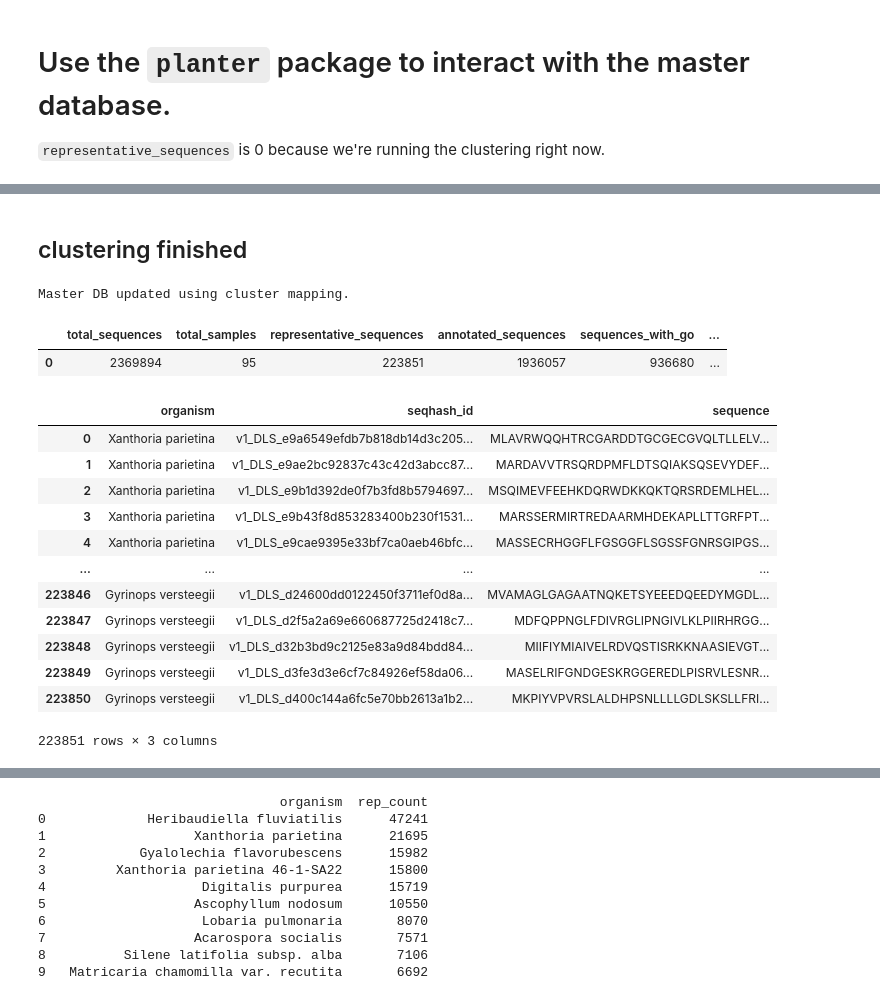
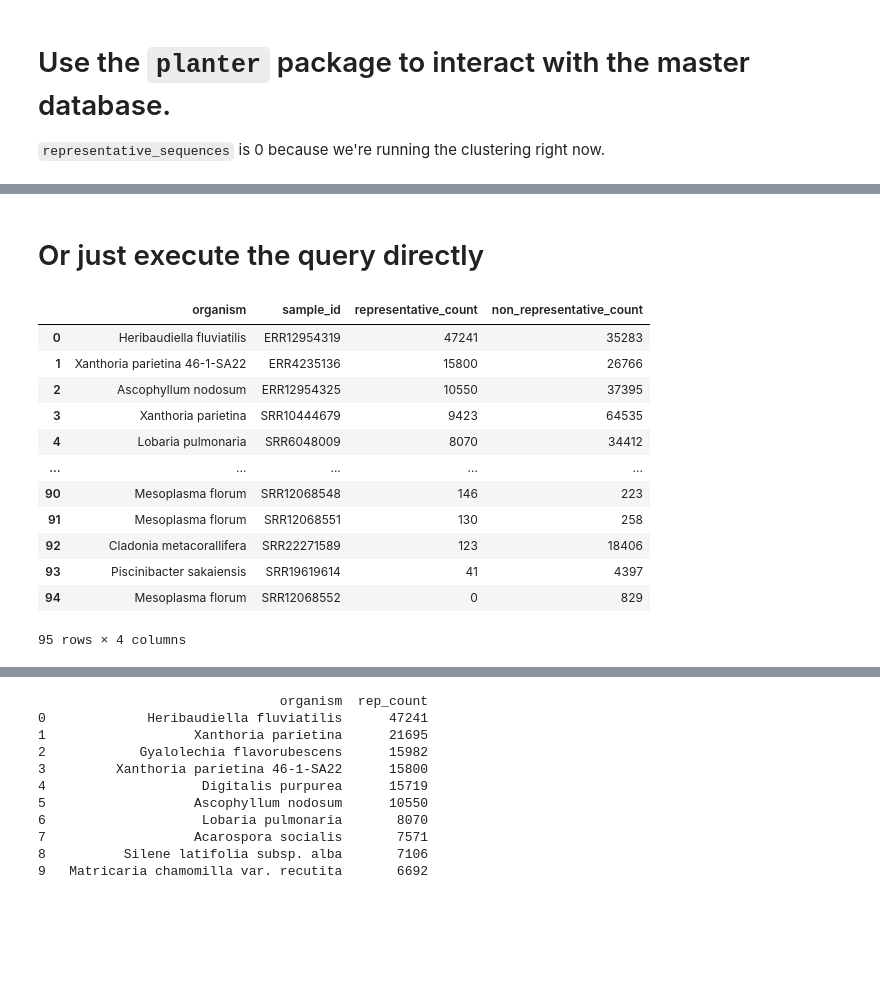
Before and after one commit to arudhir/planter, a Jupyter notebook: notebooks/misc/master-database.ipynb, the cells around one changed output, grey strips where cells are left out. Drawn from its saved outputs; the diff is of its cells as text; code cells hidden in the pictures; blank space fills up the shorter version.

Commit message:
updated flask a little bit merges annotations correctly now and fixed the clustering md add

```diff
--- a/notebooks/master-database.ipynb
+++ b/notebooks/misc/master-database.ipynb
@@ -187,5 +49,0 @@ def update_duckdb_with_cluster_info(master_db_path: str, tsv_path: str, inplace=
-# %%
-duckdb_paths = list(Path('/mnt/data3/planter_outputs').rglob('*RR*.duckdb'))
-master_db_path = merge_duckdbs(duckdb_paths, master_db_path, schema_sql_path)
-update_duckdb_with_cluster_info(master_db_path, '/mnt/data3/planter_outputs/cluster/newClusterDB.tsv')
-display_tables(master_db_path)
@@ -196,0 +100,8 @@ display_tables(master_db_path)
+# %%
+with duckdb.connect(master_db_path) as con:
+    df = con.execute("""
+    SELECT * as count
+    FROM sra_metadata
+    WHERE sample_id = 'SRR11011258';
+    """).fetchdf()
+    display(df)
@@ -234,11 +146,3 @@ display_tables(data2_master_db_path)
-# %%
-duckdb_paths = list(Path('/mnt/data3/planter_outputs').rglob('*RR*.duckdb'))
-data3_master_db_path = merge_duckdbs(duckdb_paths, '/mnt/data3/data3-master.duckdb', schema_sql_path)
-
-master_db_path = '/mnt/data3/master-database.duckdb'
-merge_duckdbs([data2_master_db_path, data3_master_db_path], master_db_path, schema_sql_path)
-
-display_tables(master_db_path)
 # %% [markdown]
 # Use the `planter` package to interact with the master database.
 
@@ -255,39 +159,30 @@ with DatabaseManager(master_db_path) as db_manager:
-# %% [markdown]
-## clustering finished
-# %%
-update_duckdb_with_cluster_info(master_db_path, '/mnt/data3/planter_outputs/2-12-clustering/peps/cluster_94/newClusterDB.tsv')
-# %% [output]
-Master DB updated using cluster mapping.
-# %%
-with DatabaseManager(master_db_path) as db_manager:
-    summary = db_manager.query_manager.database_summary()
-    display(summary)
-# %% [output]
-|  | total_sequences | total_samples | representative_sequences | annotated_sequences | sequences_with_go | ... |
-| 0 | 2369894 | 95 | 223851 | 1936057 | 936680 | ... |
+# %% [markdown]
+# Or just execute the query directly
 # %%
 with duckdb.connect(master_db_path) as con:
     df = con.execute("""
-    SELECT
-        m.organism,
-        s.seqhash_id,
-        s.sequence,
-    FROM sequences s
-    JOIN sra_metadata m ON s.sample_id = m.sample_id
-    WHERE s.is_representative = TRUE;
+        SELECT
+            m.organism,
+            s.sample_id,
+            COUNT(CASE WHEN s.is_representative THEN 1 END) AS representative_count,
+            COUNT(CASE WHEN NOT s.is_representative THEN 1 END) AS non_representative_count
+        FROM sequences s
+        JOIN sra_metadata m ON s.sample_id = m.sample_id
+        GROUP BY m.organism, s.sample_id
+        ORDER BY representative_count DESC;
     """).fetchdf()
 display(df)
 # %% [output]
-|  | organism | seqhash_id | sequence |
-| 0 | Xanthoria parietina | v1_DLS_e9a6549efdb7b818db14d3c205... | MLAVRWQQHTRCGARDDTGCGECGVQLTLLELV... |
-| 1 | Xanthoria parietina | v1_DLS_e9ae2bc92837c43c42d3abcc87... | MARDAVVTRSQRDPMFLDTSQIAKSQSEVYDEF... |
-| 2 | Xanthoria parietina | v1_DLS_e9b1d392de0f7b3fd8b5794697... | MSQIMEVFEEHKDQRWDKKQKTQRSRDEMLHEL... |
-| 3 | Xanthoria parietina | v1_DLS_e9b43f8d853283400b230f1531... | MARSSERMIRTREDAARMHDEKAPLLTTGRFPT... |
-| 4 | Xanthoria parietina | v1_DLS_e9cae9395e33bf7ca0aeb46bfc... | MASSECRHGGFLFGSGGFLSGSSFGNRSGIPGS... |
-| ... | ... | ... | ... |
-| 223846 | Gyrinops versteegii | v1_DLS_d24600dd0122450f3711ef0d8a... | MVAMAGLGAGAATNQKETSYEEEDQEEDYMGDL... |
-| 223847 | Gyrinops versteegii | v1_DLS_d2f5a2a69e660687725d2418c7... | MDFQPPNGLFDIVRGLIPNGIVLKLPIIRHRGG... |
-| 223848 | Gyrinops versteegii | v1_DLS_d32b3bd9c2125e83a9d84bdd84... | MIIFIYMIAIVELRDVQSTISRKKNAASIEVGT... |
-| 223849 | Gyrinops versteegii | v1_DLS_d3fe3d3e6cf7c84926ef58da06... | MASELRIFGNDGESKRGGEREDLPISRVLESNR... |
-| 223850 | Gyrinops versteegii | v1_DLS_d400c144a6fc5e70bb2613a1b2... | MKPIYVPVRSLALDHPSNLLLLGDLSKSLLFRI... |
+|  | organism | sample_id | representative_count | non_representative_count |
+| 0 | Heribaudiella fluviatilis | ERR12954319 | 47241 | 35283 |
+| 1 | Xanthoria parietina 46-1-SA22 | ERR4235136 | 15800 | 26766 |
+| 2 | Ascophyllum nodosum | ERR12954325 | 10550 | 37395 |
+| 3 | Xanthoria parietina | SRR10444679 | 9423 | 64535 |
+| 4 | Lobaria pulmonaria | SRR6048009 | 8070 | 34412 |
+| ... | ... | ... | ... | ... |
+| 90 | Mesoplasma florum | SRR12068548 | 146 | 223 |
+| 91 | Mesoplasma florum | SRR12068551 | 130 | 258 |
+| 92 | Cladonia metacorallifera | SRR22271589 | 123 | 18406 |
+| 93 | Piscinibacter sakaiensis | SRR19619614 | 41 | 4397 |
+| 94 | Mesoplasma florum | SRR12068552 | 0 | 829 |
-223851 rows × 3 columns
+95 rows × 4 columns
```
Also changed, not shown: parts of 16 cells of this notebook, 9 other files.
